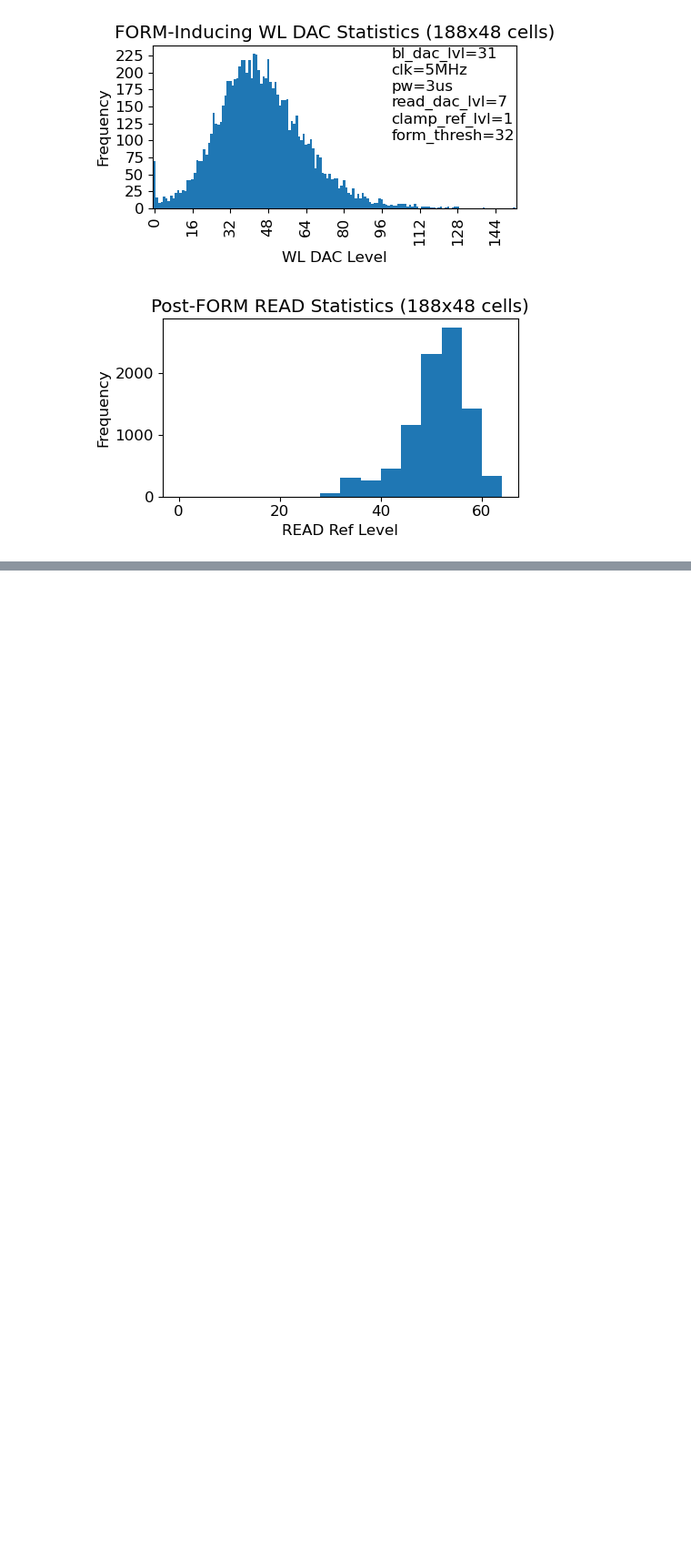
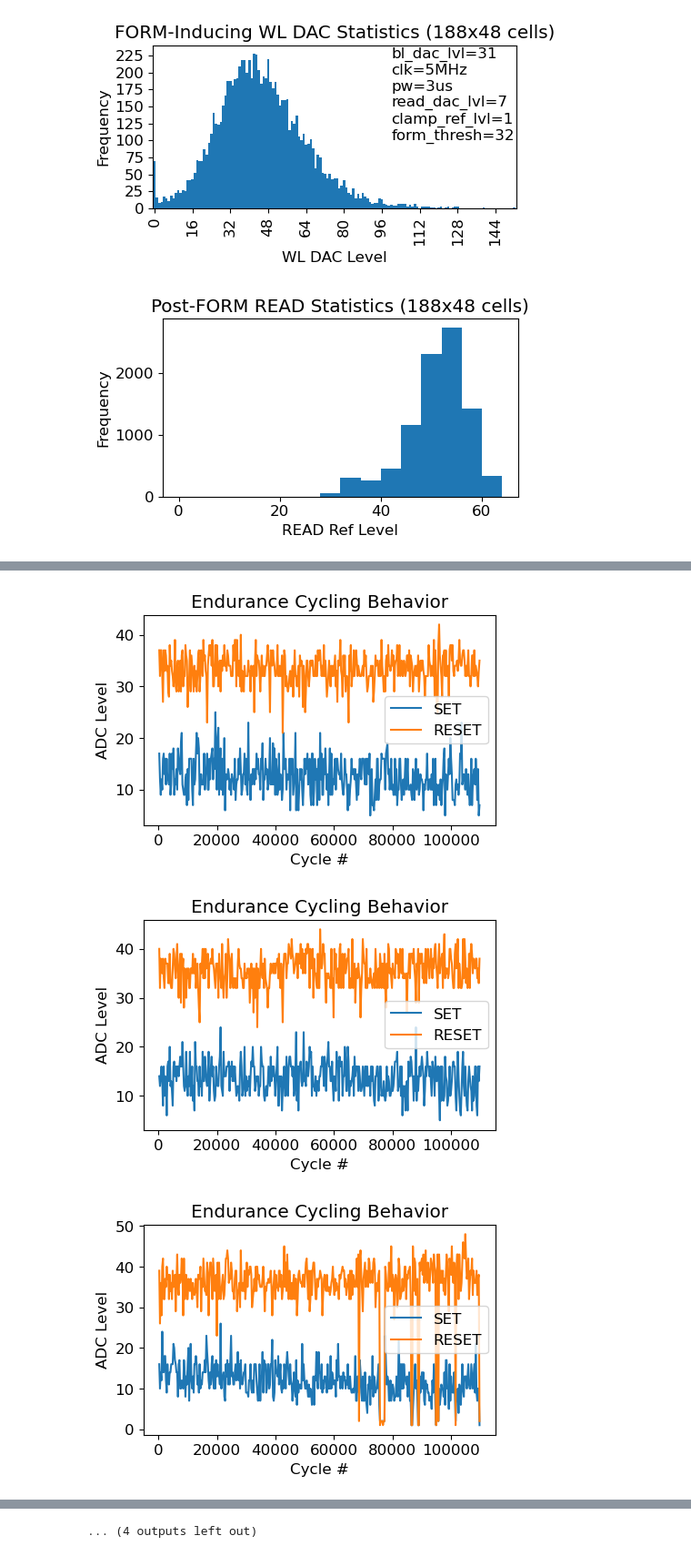
Before and after one commit to akashlevy/ember-python, a Jupyter notebook: analysis/characterizations.ipynb, the cells around one changed output, grey strips where cells are left out. Shown at 91% size. Cells and saved outputs as stored; diff of their text form; code cells hidden in the pictures; blank space fills up the shorter version.

```diff
--- a/analysis/characterizations.ipynb
+++ b/analysis/characterizations.ipynb
@@ -172,11 +172,15 @@ def binary_to_gray_op(n):
 [figure]
 # %%
 names = ["addr", "i", "Cycle #", "RESET", "SET"]
-data = pd.read_csv(f"../data/endurance.csv.gz", delimiter='\t', names=names)
-data = data[data["addr"] == 10900]
-data = data[data["i"] == 9]
+data = pd.read_csv(f"../data/cycle.csv", delimiter='\t', names=names)
+data = data[data["addr"] == 18376]
+# data = data[data["i"] == 9]
 plt.rcParams["figure.figsize"] = (5,3)
 data.groupby("i").plot("Cycle #", ["SET", "RESET"], title="Endurance Cycling Behavior", ylabel="ADC Level")
 plt.tight_layout()
 plt.savefig("figs/endurance.pdf")
 plt.show()
+# %% [output]
+[figure, added]
+[figure, added]
+[figure, added]
@@ -183,3 +196,4 @@ plt.show()
+... (4 outputs left out)
 # %%
 # Get retention data
 names = ["addr", "time", "lvl"]
```
Also changed, not shown: parts of 2 cells of this notebook, 21 other files.
